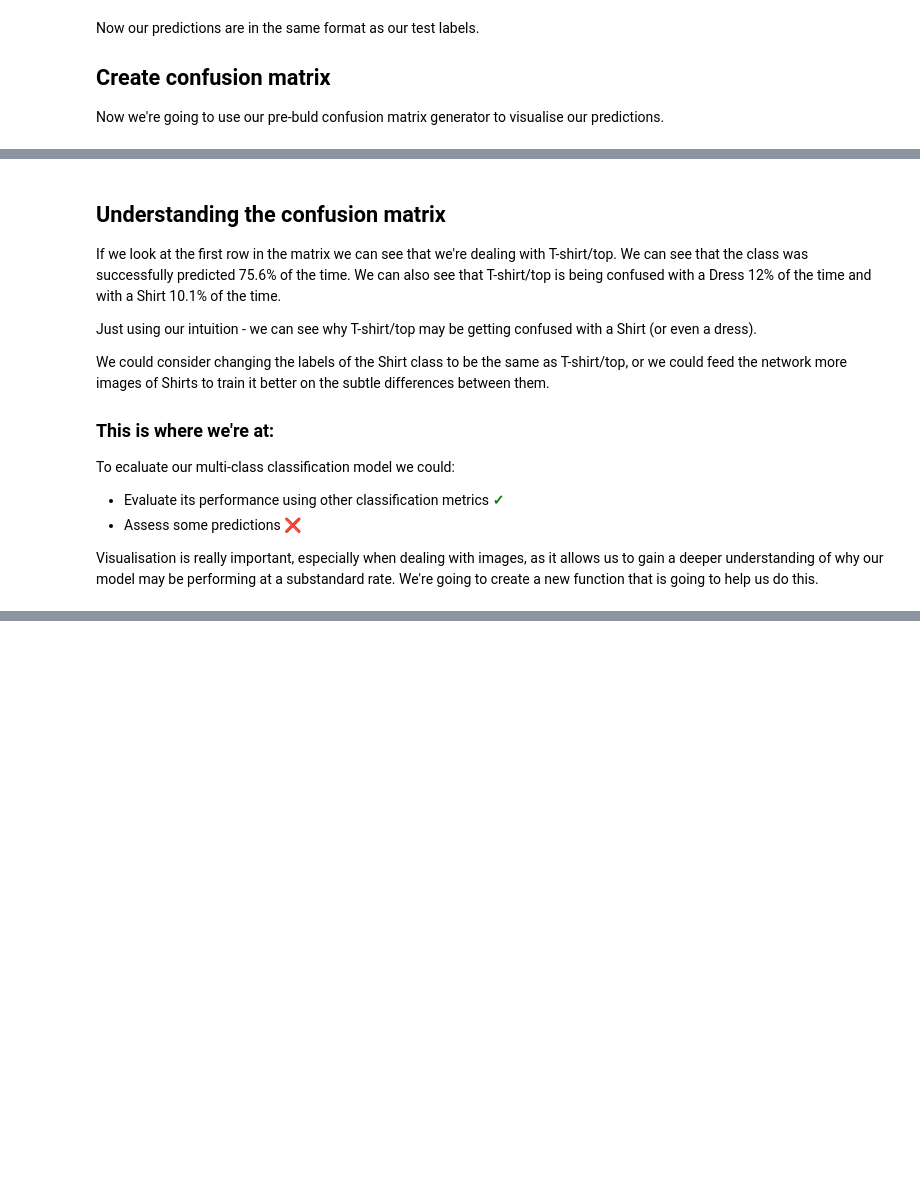
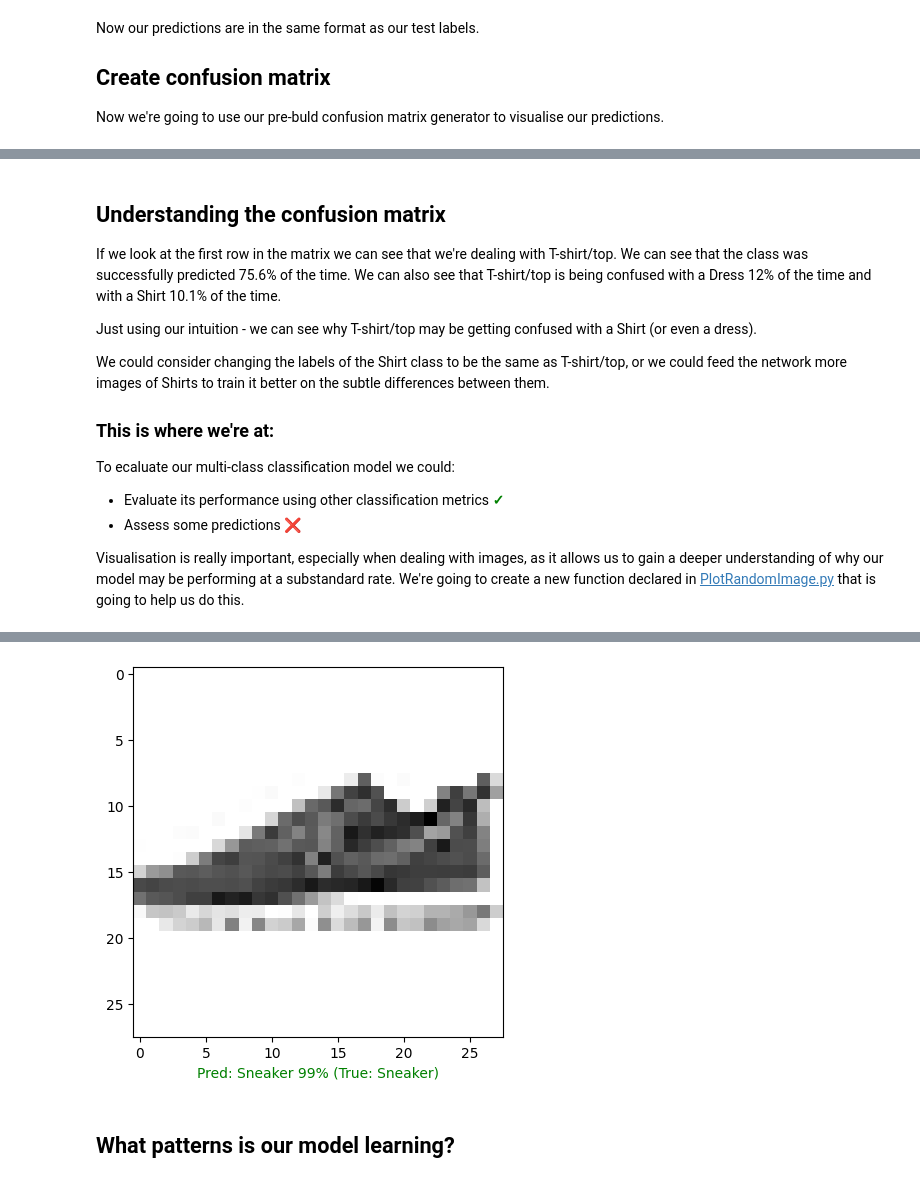
Before and after one commit to 4igeek/TensorFlow, a Jupyter notebook: Classification/MultiClassClassification.ipynb, the cells around one changed output, grey strips where cells are left out. Cells and saved outputs as stored; diff of their text form; code cells hidden in the pictures; blank space fills up the shorter version.

```diff
--- a/Classification/MultiClassClassification.ipynb
+++ b/Classification/MultiClassClassification.ipynb
@@ -421,4 +424,4 @@ To ecaluate our multi-class classification model we could:
 * Evaluate its performance using other classification metrics <span style="color: green; font-weight: bold;">✓</span>
 * Assess some predictions ❌
 
-Visualisation is really important, especially when dealing with images, as it allows us to gain a deeper understanding of why our model may be performing at a substandard rate. We're going to create a new function that is going to help us do this.
+Visualisation is really important, especially when dealing with images, as it allows us to gain a deeper understanding of why our model may be performing at a substandard rate. We're going to create a new function declared in <a href="https://github.com/4igeek/TensorFlow/blob/main/PlotRandomImage.py">PlotRandomImage.py</a> that is going to help us do this.
@@ -426,0 +428,9 @@ import random
+# %%
+from PlotRandomImage import plot_random_image
+
+# Check out a random image as well as its prediction
+plot_random_image(model=model_norm,
+                  images=test_data_norm,
+                  true_labels=test_labels,
+                  classes=class_names)
+# %% [output]
@@ -426,0 +438,3 @@ import random
+[figure, added]
+# %% [markdown]
+## What patterns is our model learning?
```
Also changed, not shown: parts of 10 cells of this notebook.
